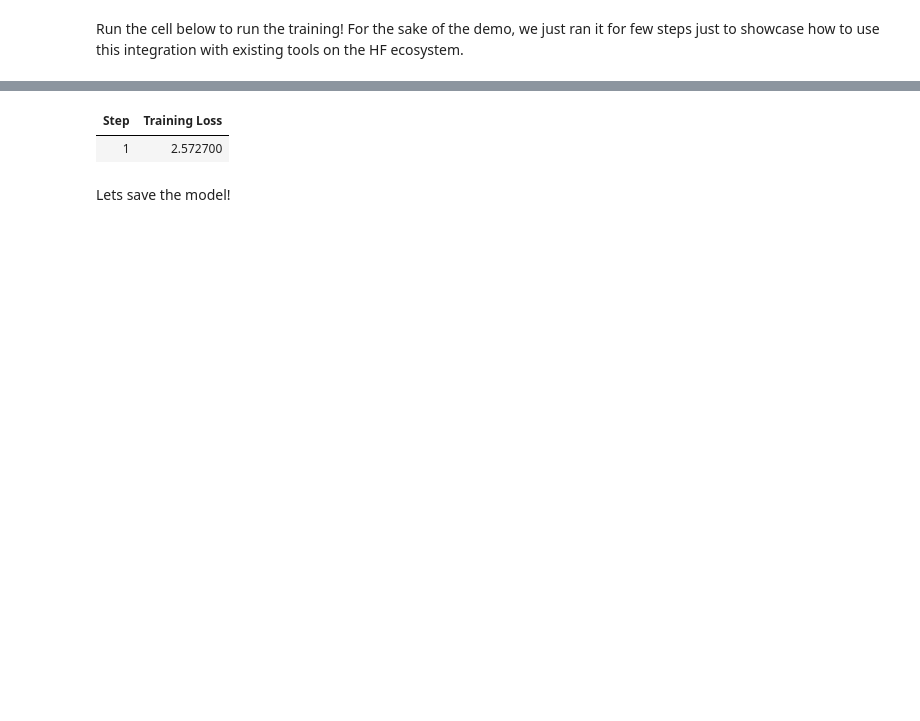
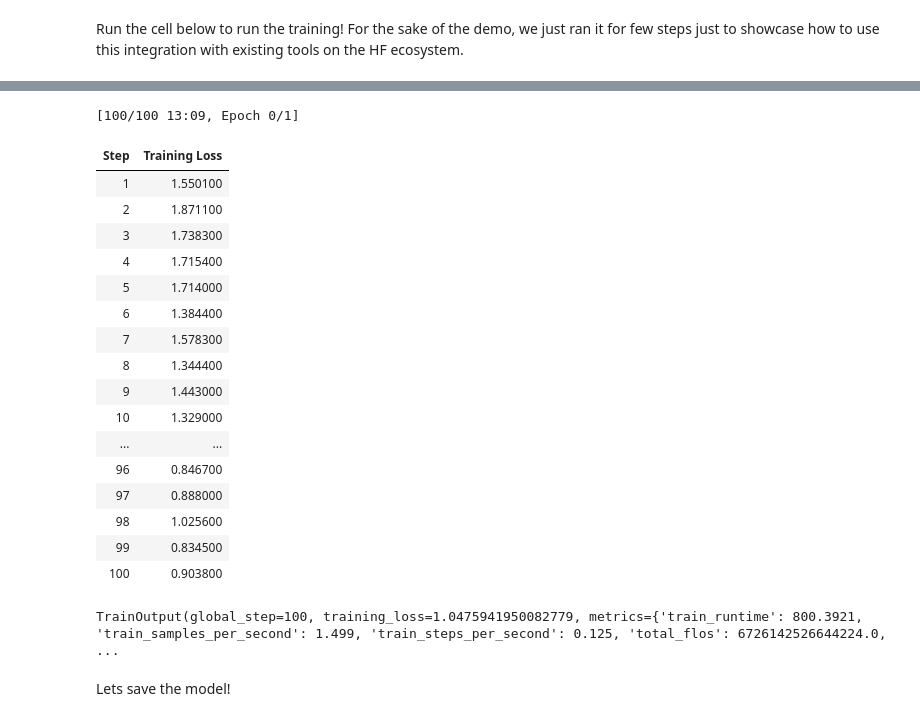
Before and after one commit to MichelNivard/tidyllama, a Jupyter notebook: tidyllama_bnb_4bit_training.ipynb, the cells around one changed output, grey strips where cells are left out. Saved outputs shown, nothing was run; the diff lists cells and outputs as text; code cells hidden in the pictures; blank space fills up the shorter version.

```diff
--- a/tidyllama_bnb_4bit_training.ipynb
+++ b/tidyllama_bnb_4bit_training.ipynb
@@ -100,11 +109,13 @@ Let's load a common dataset, english quotes, to fine tune our model on famous qu
 # %%
-from datasets import load_dataset
+from datasets import load_dataset, concatenate_datasets
 
-data = load_dataset("Abirate/english_quotes")
+#data = load_dataset("timdettmers/openassistant-guanaco")
 
-dataset = load_dataset("text", data_dir="path/to/text/dataset")
-dataset = dataset.shuffle(seed=42)
-dataset =  dataset.train_test_split(test_size=0.05)
+dataset = load_dataset("text", data_dir="training_data")
 
-data = data.map(lambda samples: tokenizer(samples["quote"]), batched=True)
+#dataset_cc = concatenate_datasets(dataset, data)
+#dataset_cc = dataset_cc.shuffle(seed=42)
+data = dataset.map(lambda samples: tokenizer(samples['text']), batched=True) #data.map(lambda samples: tokenizer(samples), batched=True)
+
+print(data)
 # %% [output]
@@ -123,17 +140,18 @@ tokenizer.add_special_tokens({'pad_token': '[PAD]'})
 
 trainer = transformers.Trainer(
     model=model,
-    train_dataset=data["train"],
+    train_dataset=data['train'],
     args=transformers.TrainingArguments(
         per_device_train_batch_size=1,
         gradient_accumulation_steps=12,
         warmup_steps=2,
-        max_steps=10,
+        max_steps=100,
         learning_rate=2e-4,
         fp16=True,
         logging_steps=1,
-        output_dir="outputs",
-        optim="paged_adamw_8bit"
+        output_dir="./tidyllama",
+        optim="paged_adamw_8bit",
+        push_to_hub=True
     ),
     data_collator=transformers.DataCollatorForLanguageModeling(tokenizer, mlm=False),
 )
@@ -144,4 +163,21 @@ trainer.train()
+[100/100 13:09, Epoch 0/1]
 | Step | Training Loss |
-| 1 | 2.572700 |
+| 1 | 1.550100 |
+| 2 | 1.871100 |
+| 3 | 1.738300 |
+| 4 | 1.715400 |
+| 5 | 1.714000 |
+| 6 | 1.384400 |
+| 7 | 1.578300 |
+| 8 | 1.344400 |
+| 9 | 1.443000 |
+| 10 | 1.329000 |
+| ... | ... |
+| 96 | 0.846700 |
+| 97 | 0.888000 |
+| 98 | 1.025600 |
+| 99 | 0.834500 |
+| 100 | 0.903800 |
+TrainOutput(global_step=100, training_loss=1.0475941950082779, metrics={'train_runtime': 800.3921, 'train_samples_per_second': 1.499, 'train_steps_per_second': 0.125, 'total_flos': 6726142526644224.0, ...
 # %% [markdown]
 Lets save the model!
```
Also changed, not shown: parts of 10 cells of this notebook.
